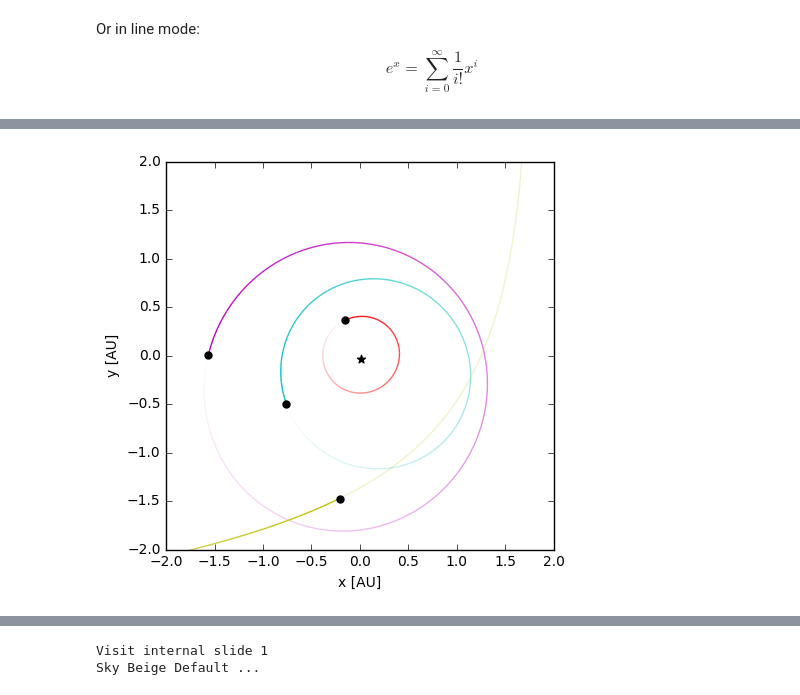
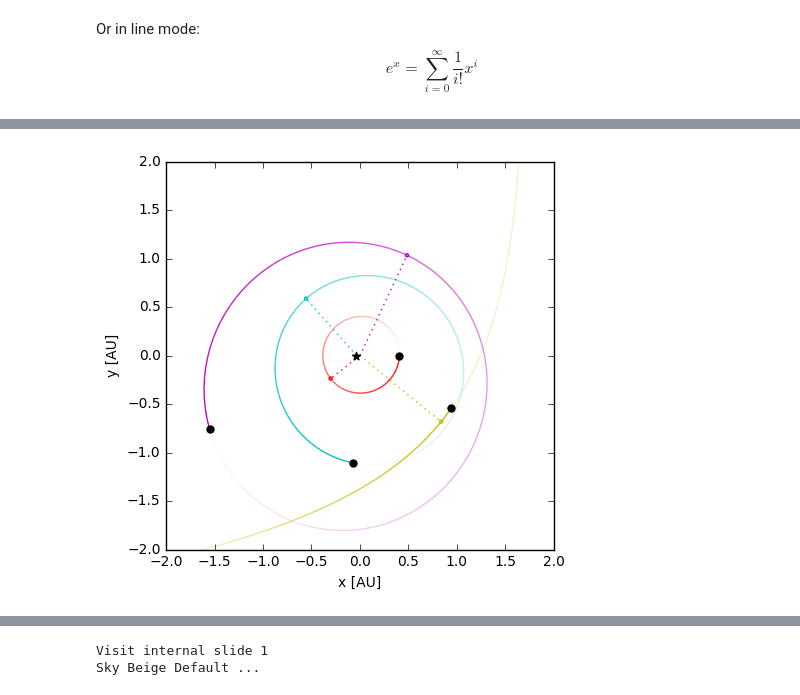
Before and after one commit to meldonization/-, a Jupyter notebook: Tea Nexus 2.ipynb, the cells around one changed output, grey strips where cells are left out. Drawn from its saved outputs; the diff is of its cells as text; code cells hidden in the pictures.

```diff
--- a/Tea Nexus 2.ipynb
+++ b/Tea Nexus 2.ipynb
@@ -95,23 +144,22 @@ https://github.com/hannorein/rebound
 # %%
 %matplotlib inline
 from IPython.display import display, clear_output
 import matplotlib.pyplot as plt
 import rebound as rb
 sim = rb.Simulation()
 def addbody():
     sim.add(m=1)
     sim.add(m=0.1, e=0.041, a=0.4, inc=0.2, f=0.43, Omega=0.82, omega=2.98)
     sim.add(m=1e-3, e=0.24, a=1.0, pomega=2.14)
     sim.add(m=1e-3, e=0.24, a=1.5, omega=1.14, l=2.1)
     sim.add(a=-2.7, e=1.4, f=-1.5,omega=-0.7) # hyperbolic orbit
     sim.move_to_com()
 addbody()
-for i in range(20):
+for i in range(40):
     sim.integrate(sim.t+0.05)
-    #periastron=True,
-    figif = rb.OrbitPlot(sim,color=True,unitlabel="[AU]",lim=2.)
+    figif = rb.OrbitPlot(sim,color=True,unitlabel="[AU]",lim=2.,periastron=True,)
     display(figif)
     plt.close(figif)
     clear_output(wait=True)
 # %% [output]
-[figure, old version]
+[figure, new version]
```
Also changed, not shown: parts of 13 cells of this notebook, 1 other file.
